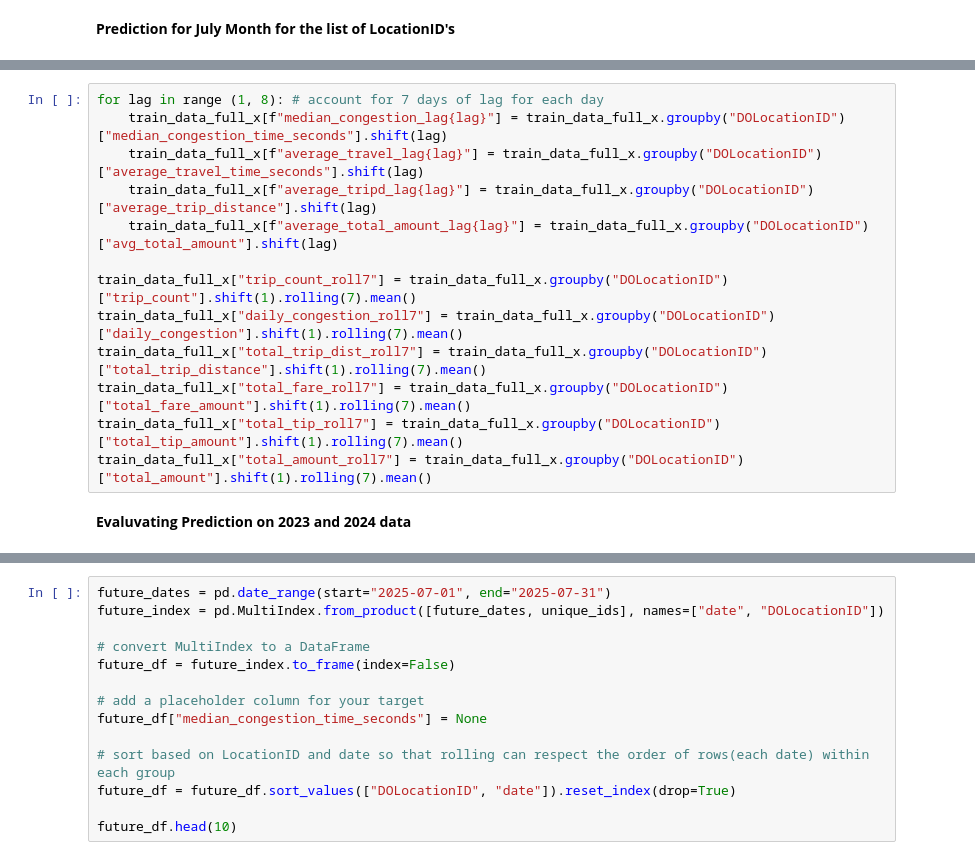
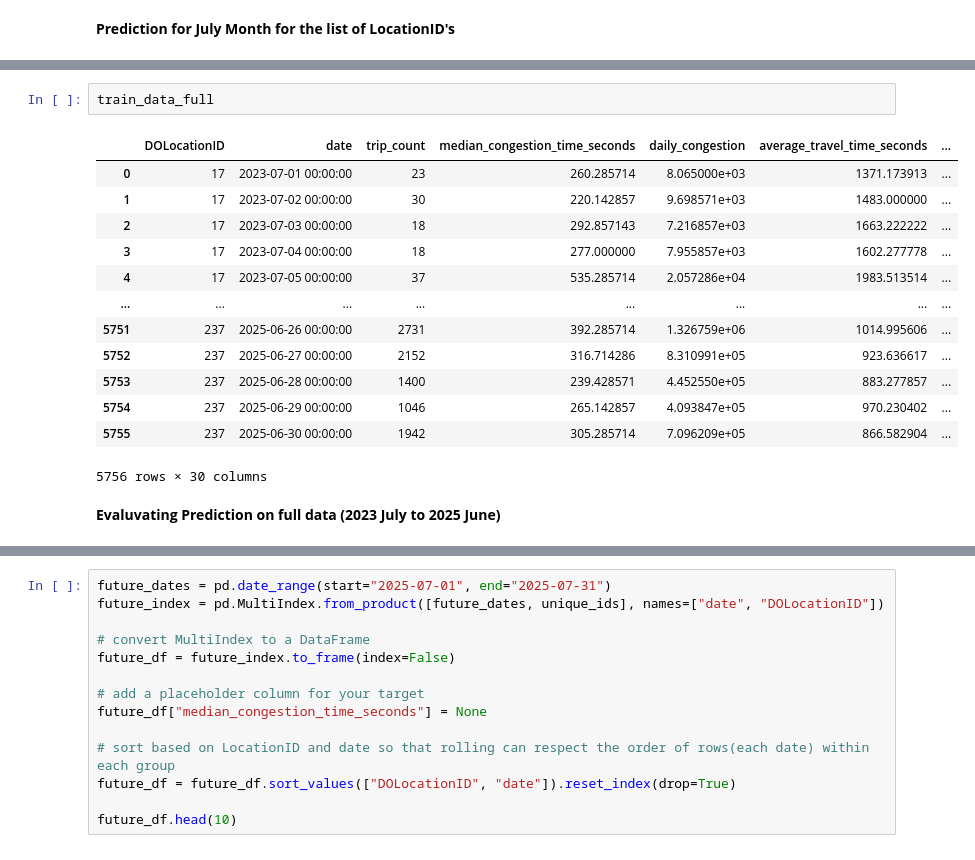
Before and after one commit to cookie-monsta23/MAST30034-Assignment-1, a Jupyter notebook: notebooks/Assignment_1.ipynb, the cells around one changed output, grey strips where cells are left out. Saved outputs shown, nothing was run; the diff lists cells and outputs as text.

```diff
--- a/notebooks/Assignment_1.ipynb
+++ b/notebooks/Assignment_1.ipynb
@@ -689,18 +688,21 @@ train_data_full_x.head(20)
 | 17 | 17 | 2023-07-18 00:00:00 | 36 | 499.571429 | 24754.142857 | 2007.972222 | ... |
 | 18 | 17 | 2023-07-19 00:00:00 | 40 | 489.428571 | 25339.571429 | 2009.975000 | ... |
 | 19 | 17 | 2023-07-20 00:00:00 | 60 | 458.428571 | 32095.714286 | 2089.400000 | ... |
-# %%
-for lag in range (1, 8): # account for 7 days of lag for each day
-    train_data_full_x[f"median_congestion_lag{lag}"] = train_data_full_x.groupby("DOLocationID")["median_congestion_time_seconds"].shift(lag)
-    train_data_full_x[f"average_travel_lag{lag}"] = train_data_full_x.groupby("DOLocationID")["average_travel_time_seconds"].shift(lag)
-    train_data_full_x[f"average_tripd_lag{lag}"] = train_data_full_x.groupby("DOLocationID")["average_trip_distance"].shift(lag)
-    train_data_full_x[f"average_total_amount_lag{lag}"] = train_data_full_x.groupby("DOLocationID")["avg_total_amount"].shift(lag)
-
-train_data_full_x["trip_count_roll7"] = train_data_full_x.groupby("DOLocationID")["trip_count"].shift(1).rolling(7).mean()
-train_data_full_x["daily_congestion_roll7"] = train_data_full_x.groupby("DOLocationID")["daily_congestion"].shift(1).rolling(7).mean()
-train_data_full_x["total_trip_dist_roll7"] = train_data_full_x.groupby("DOLocationID")["total_trip_distance"].shift(1).rolling(7).mean()
-train_data_full_x["total_fare_roll7"] = train_data_full_x.groupby("DOLocationID")["total_fare_amount"].shift(1).rolling(7).mean()
-train_data_full_x["total_tip_roll7"] = train_data_full_x.groupby("DOLocationID")["total_tip_amount"].shift(1).rolling(7).mean()
-train_data_full_x["total_amount_roll7"] = train_data_full_x.groupby("DOLocationID")["total_amount"].shift(1).rolling(7).mean()
+# %%
+train_data_full
+# %% [output]
+|  | DOLocationID | date | trip_count | median_congestion_time_seconds | daily_congestion | average_travel_time_seconds | ... |
+| 0 | 17 | 2023-07-01 00:00:00 | 23 | 260.285714 | 8.065000e+03 | 1371.173913 | ... |
+| 1 | 17 | 2023-07-02 00:00:00 | 30 | 220.142857 | 9.698571e+03 | 1483.000000 | ... |
+| 2 | 17 | 2023-07-03 00:00:00 | 18 | 292.857143 | 7.216857e+03 | 1663.222222 | ... |
+| 3 | 17 | 2023-07-04 00:00:00 | 18 | 277.000000 | 7.955857e+03 | 1602.277778 | ... |
+| 4 | 17 | 2023-07-05 00:00:00 | 37 | 535.285714 | 2.057286e+04 | 1983.513514 | ... |
+| ... | ... | ... | ... | ... | ... | ... | ... |
+| 5751 | 237 | 2025-06-26 00:00:00 | 2731 | 392.285714 | 1.326759e+06 | 1014.995606 | ... |
+| 5752 | 237 | 2025-06-27 00:00:00 | 2152 | 316.714286 | 8.310991e+05 | 923.636617 | ... |
+| 5753 | 237 | 2025-06-28 00:00:00 | 1400 | 239.428571 | 4.452550e+05 | 883.277857 | ... |
+| 5754 | 237 | 2025-06-29 00:00:00 | 1046 | 265.142857 | 4.093847e+05 | 970.230402 | ... |
+| 5755 | 237 | 2025-06-30 00:00:00 | 1942 | 305.285714 | 7.096209e+05 | 866.582904 | ... |
+5756 rows × 30 columns
 # %% [markdown]
-**Evaluvating Prediction on 2023 and 2024 data**
+**Evaluvating Prediction on full data (2023 July to 2025 June)**
```
Also changed, not shown: parts of 37 cells of this notebook, 1 other file.
